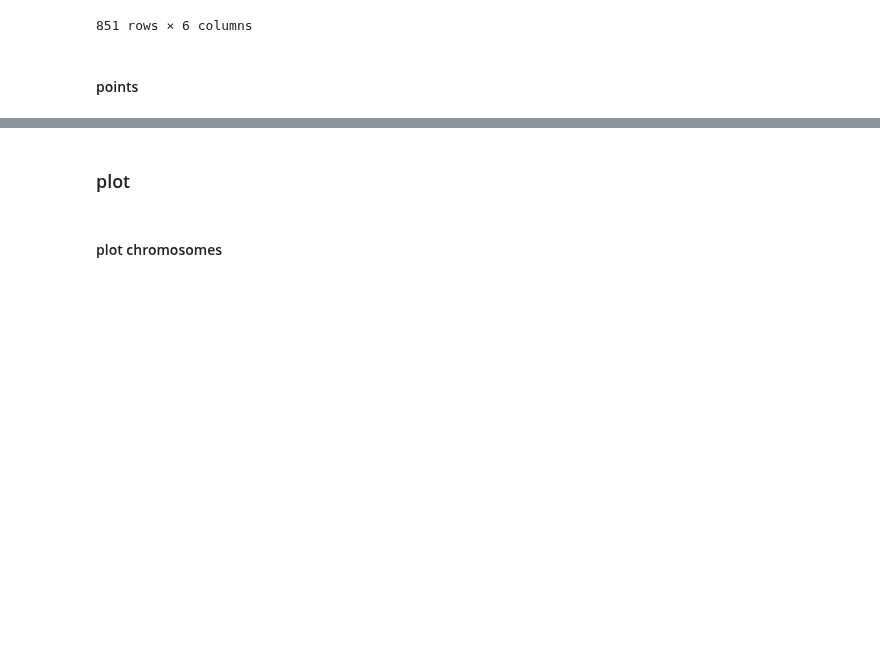
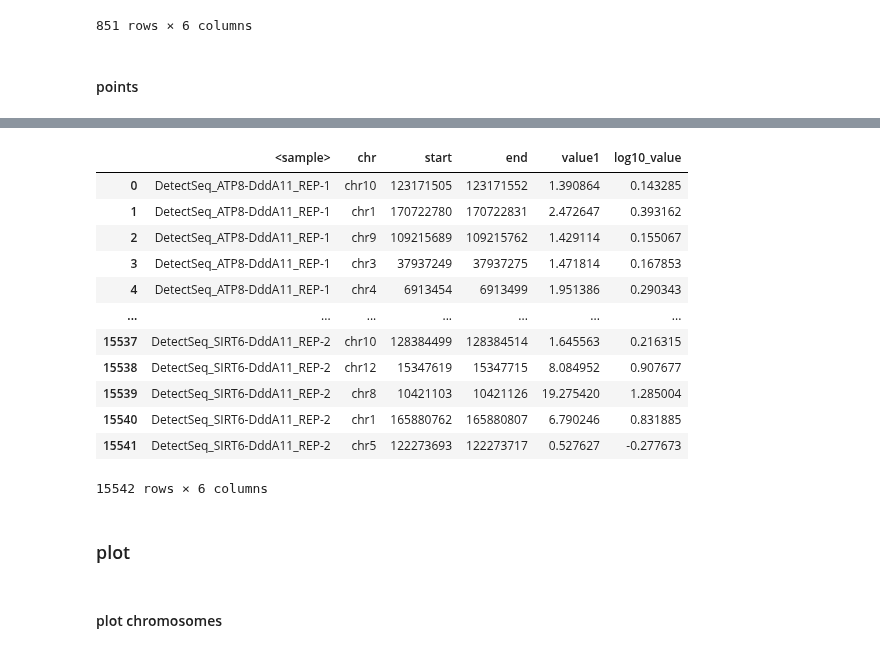
Before and after one commit to hermanzhaozzzz/snakepipes_detect-seq, a Jupyter notebook: step.08.Global_analysis_for_final-off-targets.ipynb, the cells around one changed output, grey strips where cells are left out. Drawn from its saved outputs; the diff is of its cells as text; code cells hidden in the pictures; blank space fills up the shorter version.

```diff
--- a/step.08.Global_analysis_for_final-off-targets.ipynb
+++ b/step.08.Global_analysis_for_final-off-targets.ipynb
@@ -143,3 +127,55 @@ df_points
+# %%
+# for first run!!!!
+# df_points = pd.read_csv('../final_list_after_igv_check/2023-04-24_merged_final_list_add_header_poisson_result.csv',
+#                         usecols=['<sample>', 'chr_name', 'region_start', 'region_end', 'treat_mut_count.norm', 'region_highest_site_mut_ratio']
+#                        )
+# # detect-seq score!!
+# # detect-seq score!!
+# df_points['value1'] = df_points['region_highest_site_mut_ratio'] * df_points['region_highest_site_mut_ratio'] * df_points['treat_mut_count.norm'] * 100  # detect-seq score!!
+# df_points.columns = ['<sample>', 'chr', 'start', 'end', 'region_highest_site_mut_ratio', 'treat_mut_count.norm','value1']
+# df_points = df_points[['<sample>', 'chr', 'start', 'end','value1']].copy()
+# df_points = df_points[df_points['chr'].map(lambda x: x not in ['chrY', 'chrM'])].copy()
+# df_points['log10_value'] = df_points['value1'].map(math.log10)
+# df_points
+
+
+# for second run after classification using step 09~12!!!!!
+df_final_list = pd.read_csv('../final_list_after_igv_check/2023-08-25_merged_final_list_affter_classification.csv',
+                        usecols=['<sample>', 'region_index', 'TAS-Dep_stat'])
+# df_final_list
+df_count_info = pd.read_csv('../poisson_res/poisson_res_all.tsv.gz', sep='\t',
+                            usecols=['<sample>', 'mpmat_index', 'region_highest_site_mut_ratio', 'treat_mut_count.norm'])
+df_count_info.rename(columns={'mpmat_index': 'region_index'}, inplace=True)
+# df_count_info
+df_points = pd.merge(df_final_list, df_count_info, on=['<sample>', 'region_index'], how='left')
+
+# # detect-seq score!!
+# # detect-seq score!!
+df_points['value1'] = df_points['region_highest_site_mut_ratio'] * df_points['region_highest_site_mut_ratio'] * df_points['treat_mut_count.norm'] * 100  # detect-seq score!!
+# df_points.columns = ['<sample>', 'chr', 'start', 'end', 'region_highest_site_mut_ratio', 'treat_mut_count.norm','value1']
+df_points.columns = ['region_index', '<sample>', 'TAS-Dep_stat', 'region_highest_site_mut_ratio', 'treat_mut_count.norm','value1']
+df_points[['chr', 'start', 'end']] = df_points['region_index'].str.split('_', expand=True)
+df_points[['start', 'end']] = df_points[['start', 'end']].astype(int)
+df_points = df_points[['<sample>', 'chr', 'start', 'end','value1']].copy()
+df_points = df_points[df_points['chr'].map(lambda x: x not in ['chrY', 'chrM'])].copy()
+df_points['log10_value'] = df_points['value1'].map(math.log10)
+df_points
+
+df_points
+# %% [output]
+|  | <sample> | chr | start | end | value1 | log10_value |
+| 0 | DetectSeq_ATP8-DddA11_REP-1 | chr10 | 123171505 | 123171552 | 1.390864 | 0.143285 |
+| 1 | DetectSeq_ATP8-DddA11_REP-1 | chr1 | 170722780 | 170722831 | 2.472647 | 0.393162 |
+| 2 | DetectSeq_ATP8-DddA11_REP-1 | chr9 | 109215689 | 109215762 | 1.429114 | 0.155067 |
+| 3 | DetectSeq_ATP8-DddA11_REP-1 | chr3 | 37937249 | 37937275 | 1.471814 | 0.167853 |
+| 4 | DetectSeq_ATP8-DddA11_REP-1 | chr4 | 6913454 | 6913499 | 1.951386 | 0.290343 |
+| ... | ... | ... | ... | ... | ... | ... |
+| 15537 | DetectSeq_SIRT6-DddA11_REP-2 | chr10 | 128384499 | 128384514 | 1.645563 | 0.216315 |
+| 15538 | DetectSeq_SIRT6-DddA11_REP-2 | chr12 | 15347619 | 15347715 | 8.084952 | 0.907677 |
+| 15539 | DetectSeq_SIRT6-DddA11_REP-2 | chr8 | 10421103 | 10421126 | 19.275420 | 1.285004 |
+| 15540 | DetectSeq_SIRT6-DddA11_REP-2 | chr1 | 165880762 | 165880807 | 6.790246 | 0.831885 |
+| 15541 | DetectSeq_SIRT6-DddA11_REP-2 | chr5 | 122273693 | 122273717 | 0.527627 | -0.277673 |
+15542 rows × 6 columns
 # %% [markdown]
 ### plot
 # %% [markdown]
```
Also changed, not shown: parts of 5 cells of this notebook.
